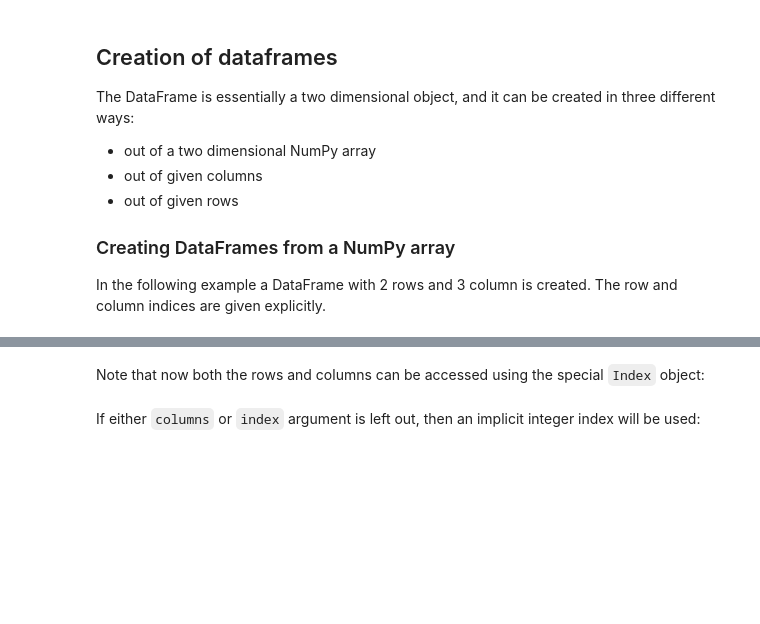
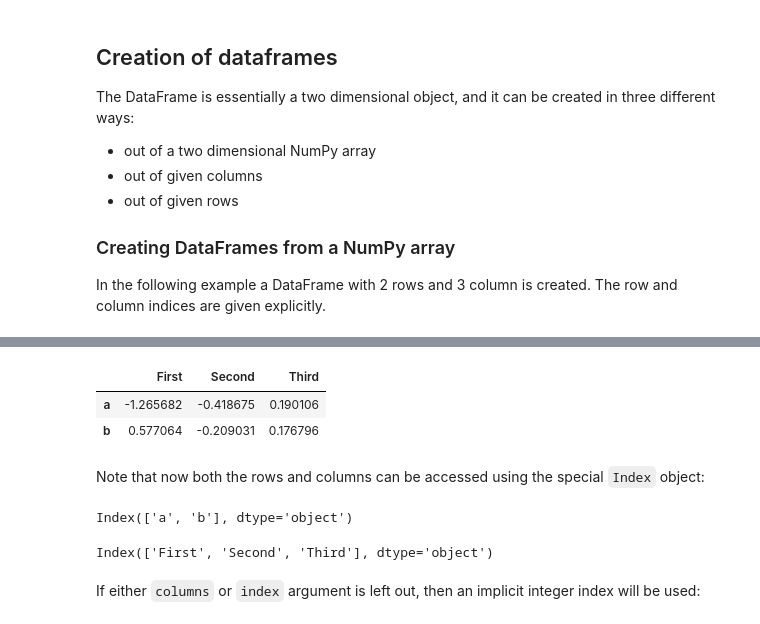
Before and after one commit to mkjubran/LearnPythonIT, a Jupyter notebook: Lesson5_Pandas.ipynb, the cells around one changed output, grey strips where cells are left out. Cells and saved outputs as stored; diff of their text form; code cells hidden in the pictures; blank space fills up the shorter version.

```diff
--- a/Lesson5_Pandas.ipynb
+++ b/Lesson5_Pandas.ipynb
@@ -154,9 +241,20 @@ In the following example a DataFrame with 2 rows and 3 column is created. The ro
+# %%
+df=pd.DataFrame(np.random.randn(2,3), columns=["First", "Second", "Third"], index=["a", "b"])
+df
+# %% [output]
+|  | First | Second | Third |
+| a | -1.265682 | -0.418675 | 0.190106 |
+| b | 0.577064 | -0.209031 | 0.176796 |
 # %% [markdown]
 Note that now both the rows and columns can be accessed using the special `Index` object:
 # %%
 df.index                            # These are the "row names"
+# %% [output]
+Index(['a', 'b'], dtype='object')
 # %%
 df.columns                          # These are the "column names"
+# %% [output]
+Index(['First', 'Second', 'Third'], dtype='object')
 # %% [markdown]
 If either `columns` or `index` argument is left out, then an implicit integer index will be used:
 # %%
```
Also changed, not shown: parts of 86 cells of this notebook.
